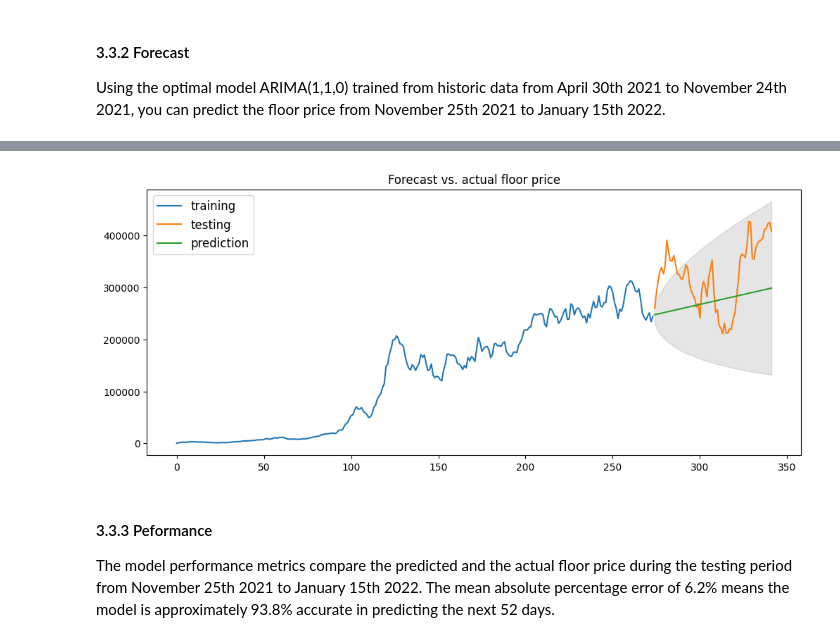
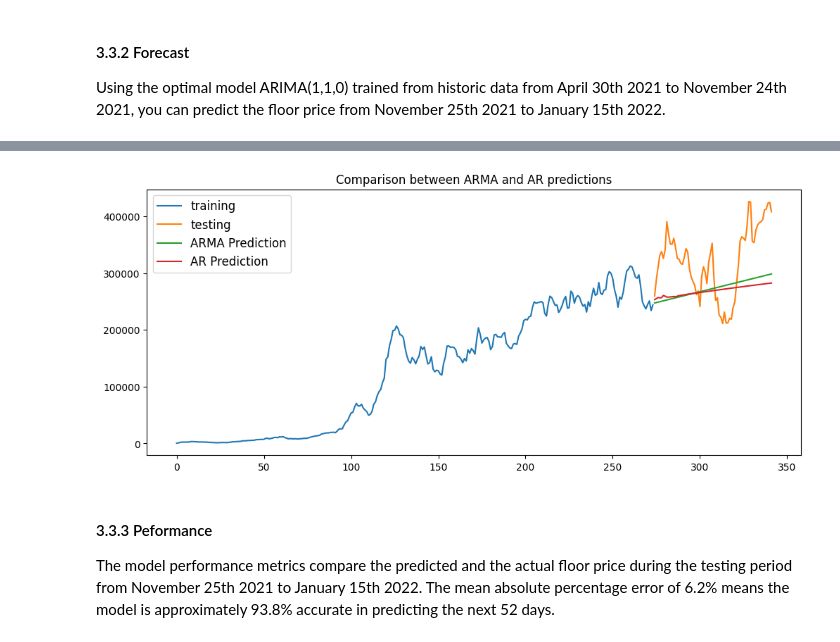
Before and after one commit to Toyok1/IA_ARIMA_e_altri, a Jupyter notebook: nft_prediction.ipynb, the cells around one changed output, grey strips where cells are left out. Cells and saved outputs as stored; diff of their text form; code cells hidden in the pictures.

```diff
--- a/nft_prediction.ipynb
+++ b/nft_prediction.ipynb
@@ -482,30 +362,14 @@ plt.show()
-# %%
-################
-## Prediction ##
-################
-pred, ci = model.predict(n_periods = len(test), return_conf_int=True)
-idx = np.arange(len(train), len(train) + len(test))
-
-
-test_pred = pd.Series(pred, index = idx)
-lb = pd.Series(ci[:, 0], index = idx)
-ub = pd.Series(ci[:, 1], index = idx)
-
-# Plot
-plot_train = train.reset_index()
-plot_test = pd.DataFrame(test).set_index(idx)
-plot_pred = pd.DataFrame(test_pred).set_index(idx)
-
-plt.figure(figsize=(12,5), dpi=100)
-plt.plot(plot_train.floor_price_quote_7d, label = "training")
-plt.plot(plot_test.floor_price_quote_7d, label = "testing")
-plt.plot(plot_pred, label = "prediction")
-plt.fill_between(lb.index, lb, ub, color='k', alpha = 0.1)
-plt.legend(loc='upper left', fontsize = 12)
-plt.title("Forecast vs. actual floor price")
-plt.show()
-# %% [output]
-[figure, removed]
+# %%
+plt.figure(figsize=(12,5), dpi=100)
+plt.plot(plot_train.floor_price_quote_7d, label = "training")
+plt.plot(plot_test.floor_price_quote_7d, label = "testing")
+plt.plot(plot_pred, label = "ARMA Prediction")
+plt.plot(a_plot_pred, label = "AR Prediction")
+plt.legend(loc='upper left', fontsize = 12)
+plt.title("Comparison between ARMA and AR predictions")
+plt.show()
+# %% [output]
+[figure, added]
 # %% [markdown]
 #### 3.3.3 Peformance
 The model performance metrics compare the predicted and the actual floor price during the testing period from November 25th 2021 to January 15th 2022. The mean absolute percentage error of 6.2% means the model is approximately 93.8% accurate in predicting the next 52 days.
```
Also changed, not shown: parts of 20 cells of this notebook.
